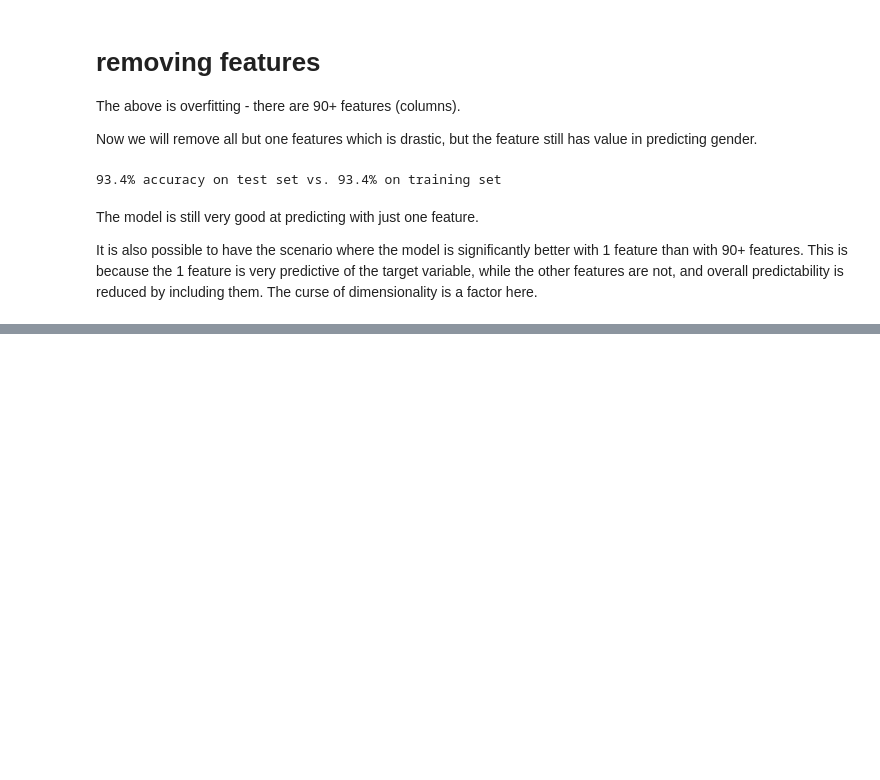
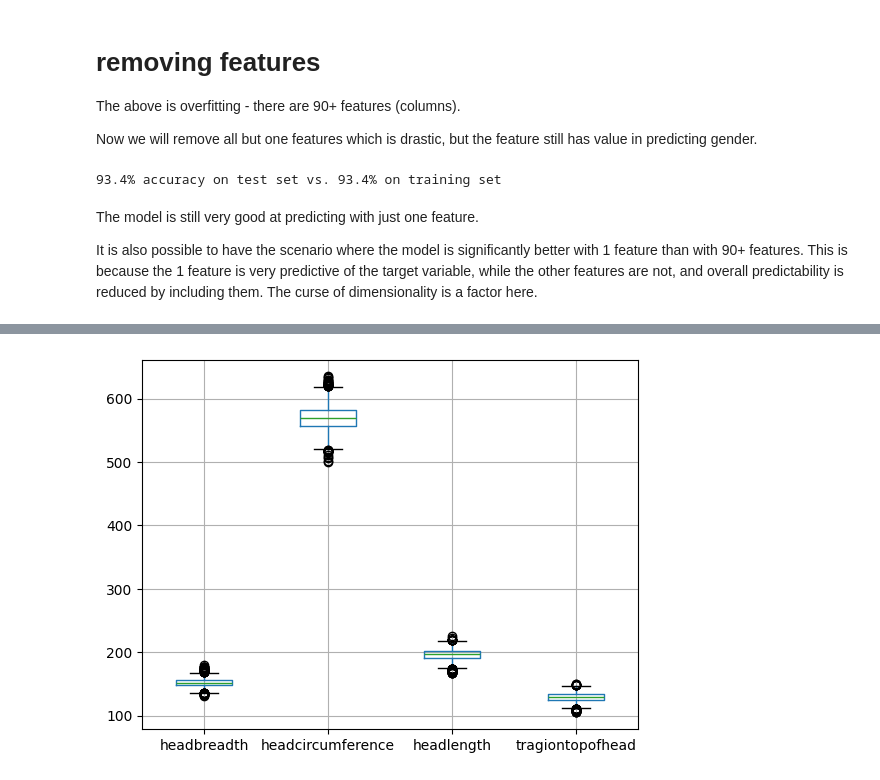
Before and after one commit to zoonalink/sandbox, a Jupyter notebook: Python/datacamp-ml-scientist/dimensionality-reduction/2-feature-selection-1.ipynb, the cells around one changed output, grey strips where cells are left out. Saved outputs shown, nothing was run; the diff lists cells and outputs as text; code cells hidden in the pictures; blank space fills up the shorter version.

```diff
--- a/Python/datacamp-ml-scientist/dimensionality-reduction/2-feature-selection-1.ipynb
+++ b/Python/datacamp-ml-scientist/dimensionality-reduction/2-feature-selection-1.ipynb
@@ -146,0 +326,11 @@ It is also possible to have the scenario where the model is significantly better
+# %%
+#print(ansur_df.columns)
+
+# create buttock df
+head_df = ansur_df[['headbreadth', 'headcircumference',
+       'headlength','tragiontopofhead']]
+
+head_df.boxplot()
+plt.show()
+# %% [output]
+[figure, added]
```
Also changed, not shown: parts of 35 cells of this notebook.
